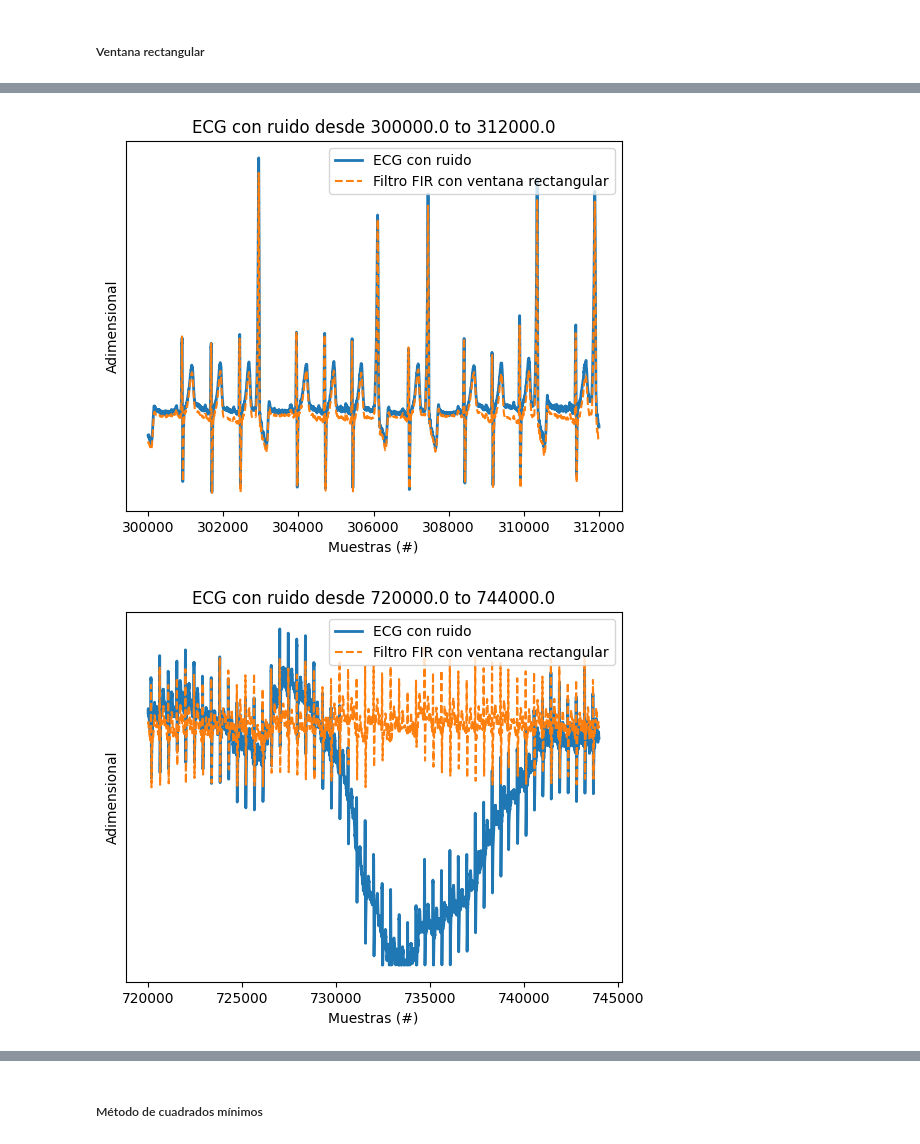
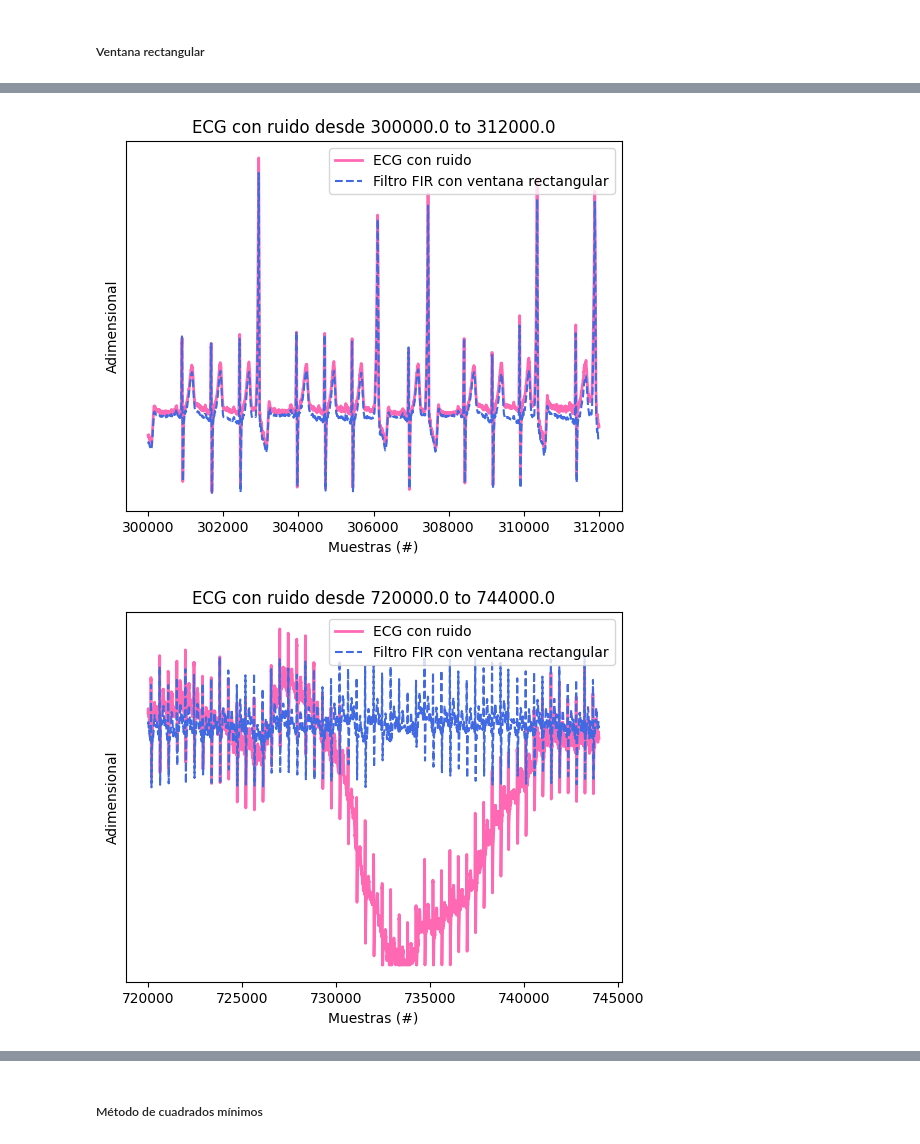
Before and after one commit to flalvarez/PDS, a Jupyter notebook: Cuadernos/TS5_FiltradoDigital.ipynb, the cells around one changed output, grey strips where cells are left out. Cells and saved outputs as stored; diff of their text form; code cells hidden in the pictures.

```diff
--- a/Cuadernos/TS5_FiltradoDigital.ipynb
+++ b/Cuadernos/TS5_FiltradoDigital.ipynb
@@ -291,8 +292,8 @@ for ii in regs_interes:
     zoom_region = np.arange(np.max([0, ii[0]]), np.min([cant_muestras, ii[1]]), dtype='uint')
 
     plt.figure()
-    plt.plot(zoom_region, ecgR_one_lead[zoom_region], label='ECG', linewidth=2)
-    plt.plot(zoom_region, ecg_c1[zoom_region], label='Chevyshev tipo I', linestyle='--')
+    plt.plot(zoom_region, ecgR_one_lead[zoom_region], label='ECG', linewidth=2, color= 'hotpink')
+    plt.plot(zoom_region, ecg_c1[zoom_region], label='Chevyshev tipo I', linestyle='--', color= 'indigo')
 
     plt.title('ECG con ruido desde ' + str(ii[0]) + ' to ' + str(ii[1]) )
     plt.ylabel('Adimensional')
@@ -346,8 +347,8 @@ for ii in regs_interes:
     zoom_region = np.arange(np.max([0, ii[0]]), np.min([cant_muestras, ii[1]]), dtype='uint')
 
     plt.figure()
-    plt.plot(zoom_region, ecgR_one_lead[zoom_region], label='ECG', linewidth=2)
-    plt.plot(zoom_region, ecg_c2[zoom_region], label='Chevyshev tipo II',linestyle='--')
+    plt.plot(zoom_region, ecgR_one_lead[zoom_region], label='ECG', linewidth=2, color= 'hotpink')
+    plt.plot(zoom_region, ecg_c2[zoom_region], label='Chevyshev tipo II',linestyle='--', color= 'darkorange')
 
     plt.title('ECG con ruido desde ' + str(ii[0]) + ' to ' + str(ii[1]) )
     plt.ylabel('Adimensional')
@@ -401,8 +402,8 @@ for ii in regs_interes:
     zoom_region = np.arange(np.max([0, ii[0]]), np.min([cant_muestras, ii[1]]), dtype='uint')
 
     plt.figure()
-    plt.plot(zoom_region, ecgR_one_lead[zoom_region], label='ECG', linewidth=2)
-    plt.plot(zoom_region, ecg_c[zoom_region], label='Cauer',linestyle='--')
+    plt.plot(zoom_region, ecgR_one_lead[zoom_region], label='ECG', linewidth=2, color= 'hotpink')
+    plt.plot(zoom_region, ecg_c[zoom_region], label='Cauer',linestyle='--', color= 'maroon')
 
     plt.title('ECG con ruido desde ' + str(ii[0]) + ' to ' + str(ii[1]) )
     plt.ylabel('Adimensional')
@@ -445,11 +446,11 @@ def pzmap_fir(h, title="Polos y Ceros FIR"):
 
     # Ceros (muchos)
     plt.scatter(np.real(z), np.imag(z),
-                c='blue', marker='o', facecolors='none', label='Ceros')
+                c='darkturquoise', marker='o', facecolors='none', label='Ceros')
 
     # Polos (solo uno: 0)
     plt.scatter(np.real(p), np.imag(p),
-                c='red', marker='x', s=80, label='Polos')
+                c='hotpink', marker='x', s=80, label='Polos')
 
     plt.axhline(0, color='black')
     plt.axvline(0, color='black')
@@ -501,34 +502,34 @@ plt.xlabel('Frecuencia [Hz]')
 plt.ylabel('Magnitud [dB]')
 plt.grid()
 plt.legend()
 plt.show()
 
 ecg_fir = sig.lfilter(fir_fil, 1, ecgR_one_lead) # Aplico el filtro
 
 # Retardo
 retardo_fir_fil = (len(fir_fil) - 1)//2
 
 for ii in regs_interes:
 
     zoom_region = np.arange(np.max([0, ii[0]]), np.min([cant_muestras, ii[1]]), dtype='uint')
 
     plt.figure()
-    plt.plot(zoom_region, ecgR_one_lead[zoom_region], label='ECG con ruido', linewidth=2)
-    plt.plot(zoom_region, ecg_fir[zoom_region + retardo_fir_fil], label='Filtro FIR con ventana rectangular', linestyle='--')
+    plt.plot(zoom_region, ecgR_one_lead[zoom_region], label='ECG con ruido', linewidth=2, color= 'hotpink')
+    plt.plot(zoom_region, ecg_fir[zoom_region + retardo_fir_fil], label='Filtro FIR con ventana rectangular', linestyle='--',color= 'royalblue')
 
     plt.title('ECG con ruido desde ' + str(ii[0]) + ' to ' + str(ii[1]) )
     plt.ylabel('Adimensional')
     plt.xlabel('Muestras (#)')
 
     axes_hdl = plt.gca()
     axes_hdl.legend()
     axes_hdl.set_yticks(())
 
     plt.show()
 
 # Diagrama de polos y ceros
 pzmap_fir(fir_fil, "Polos y Ceros – FIR Ventana Rectangular")
 # %% [output]
 [figure]
-[figure, old version]
+[figure, new version]
-[figure, old version]
+[figure, new version]
```
Also changed, not shown: parts of 12 cells of this notebook, 1 other file.
